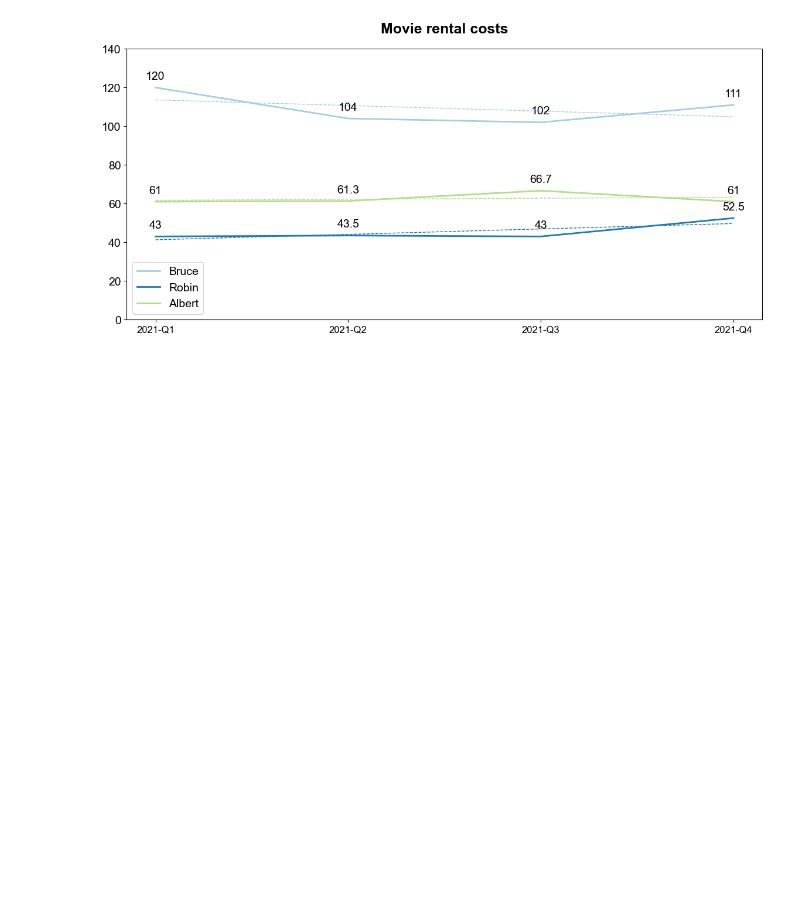
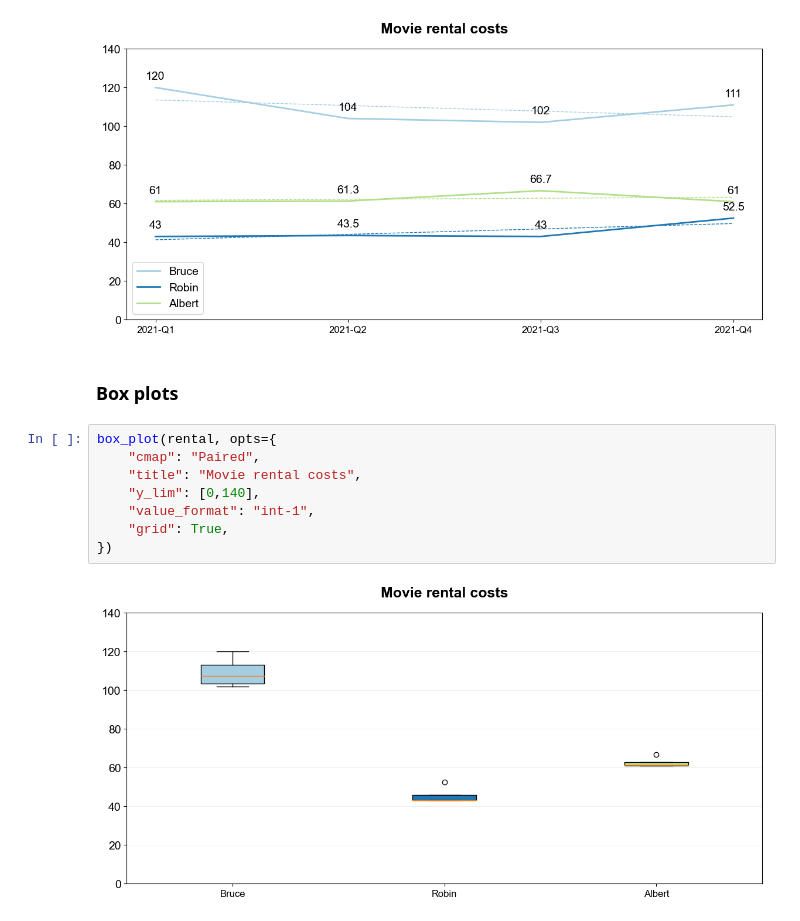
Before and after one commit to jhagelback/customized_chart, a Jupyter notebook: Examples.ipynb, the cells around one changed output. Saved outputs shown, nothing was run; the diff lists cells and outputs as text; blank space fills up the shorter version.

```diff
--- a/Examples.ipynb
+++ b/Examples.ipynb
@@ -183,3 +183,15 @@ multi_line_chart(rental, {
 })
 # %% [output]
 [figure]
+# %% [markdown]
+### Box plots
+# %%
+box_plot(rental, opts={
+    "cmap": "Paired",
+    "title": "Movie rental costs",
+    "y_lim": [0,140],
+    "value_format": "int-1",
+    "grid": True,
+})
+# %% [output]
+[figure, added]
```
Also changed, not shown: parts of 1 cell of this notebook, 3 other files.
